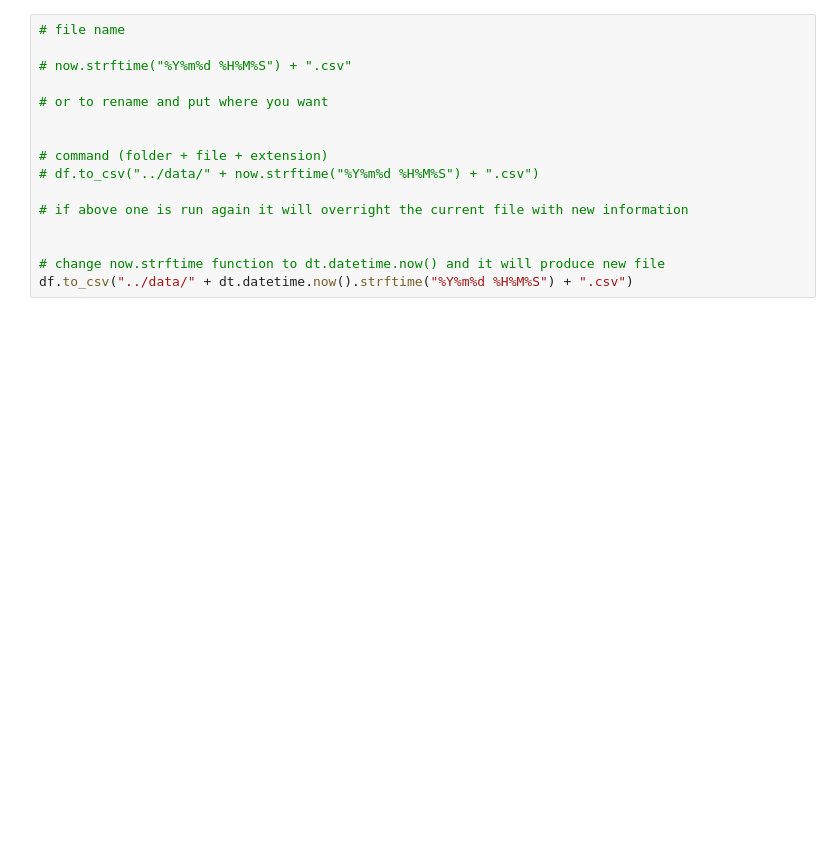
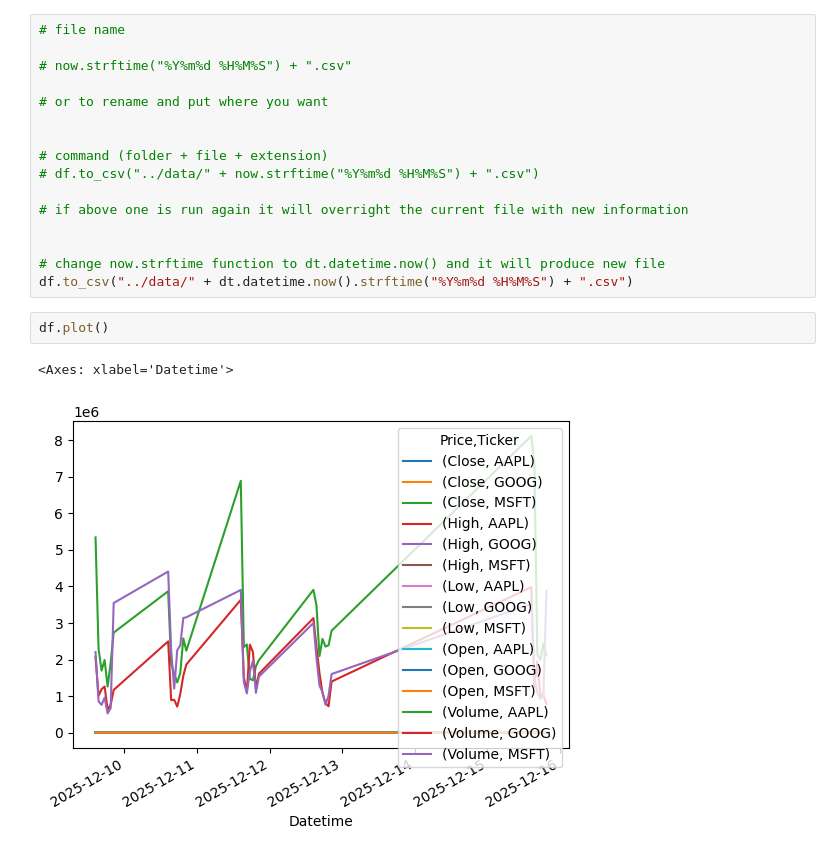
Before and after one commit to CherylClarke/COMPUTER--INFRASTRUCTURE, a Jupyter notebook: module work/yfinance.ipynb, the cells around one changed output. Cells and saved outputs as stored; diff of their text form; blank space fills up the shorter version.

Commit message:
plotting & pandas

```diff
--- a/module work/yfinance.ipynb
+++ b/module work/yfinance.ipynb
@@ -236,3 +236,8 @@ now.strftime("%Y%m%d %H%M%S.csv")
 
 # change now.strftime function to dt.datetime.now() and it will produce new file
 df.to_csv("../data/" + dt.datetime.now().strftime("%Y%m%d %H%M%S") + ".csv")
+# %%
+df.plot()
+# %% [output]
+<Axes: xlabel='Datetime'>
+[figure, added]
```
Also changed, not shown: parts of 17 cells of this notebook, 2 other files.
